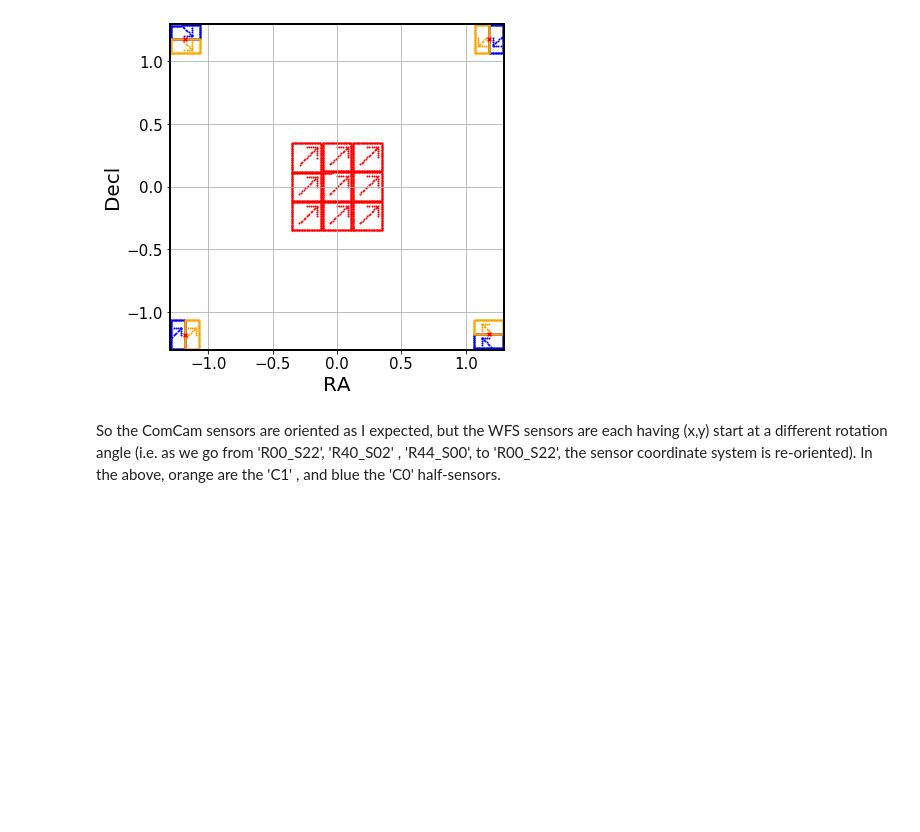
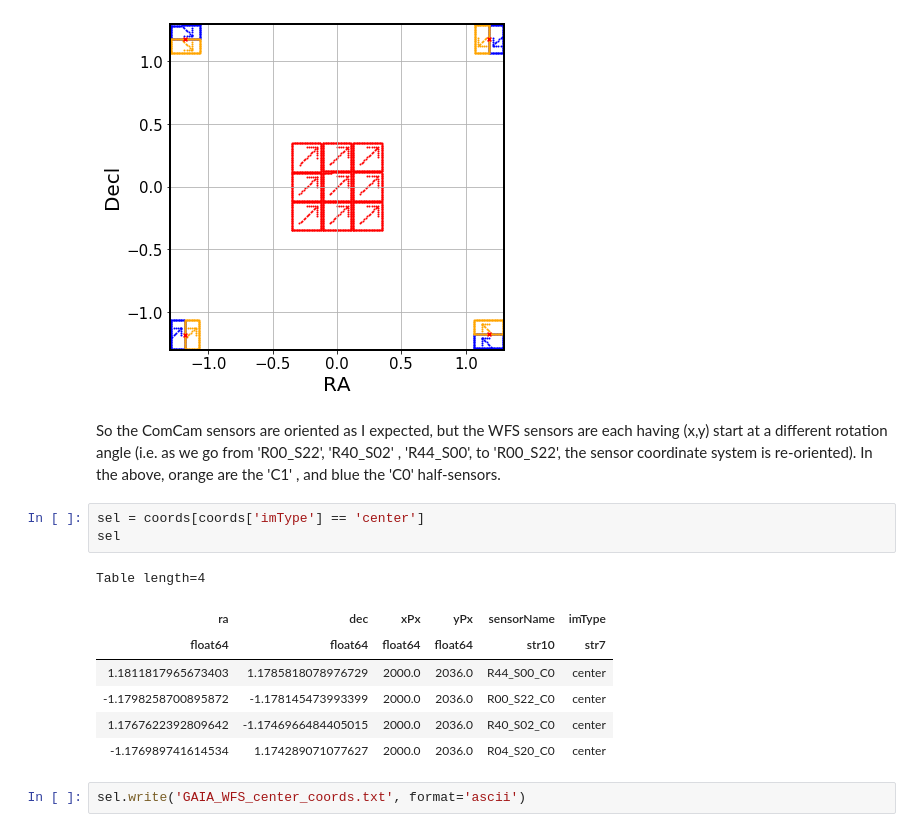
Before and after one commit to lsst-ts/ts_phosim, a Jupyter notebook: notebooks/analysis_notebooks/GAIA_catalog_WFS_ra_dec.ipynb, the cells around one changed output. Drawn from its saved outputs; the diff is of its cells as text; blank space fills up the shorter version.

Commit message:
finding out the locations of corner sensors for GAIA query

```diff
--- a/notebooks/analysis_notebooks/GAIA_catalog_WFS_ra_dec.ipynb
+++ b/notebooks/analysis_notebooks/GAIA_catalog_WFS_ra_dec.ipynb
@@ -401,3 +401,16 @@ plt.savefig('GAIA_arrows_outline.png', bbox_inches='tight', dpi=100)
 [figure]
 # %% [markdown]
 So the ComCam sensors are oriented as I expected, but the WFS sensors are each having (x,y) start at a different rotation angle (i.e. as we go from 'R00_S22',  'R40_S02' , 'R44_S00', to 'R00_S22', the sensor coordinate system is re-oriented).  In the above, orange are the 'C1' , and blue the 'C0' half-sensors.
+# %%
+sel = coords[coords['imType'] == 'center']
+sel
+# %% [output]
+Table length=4
+| ra | dec | xPx | yPx | sensorName | imType |
+| float64 | float64 | float64 | float64 | str10 | str7 |
+| 1.1811817965673403 | 1.1785818078976729 | 2000.0 | 2036.0 | R44_S00_C0 | center |
+| -1.1798258700895872 | -1.178145473993399 | 2000.0 | 2036.0 | R00_S22_C0 | center |
+| 1.1767622392809642 | -1.1746966484405015 | 2000.0 | 2036.0 | R40_S02_C0 | center |
+| -1.176989741614534 | 1.174289071077627 | 2000.0 | 2036.0 | R04_S20_C0 | center |
+# %%
+sel.write('GAIA_WFS_center_coords.txt', format='ascii')
```
